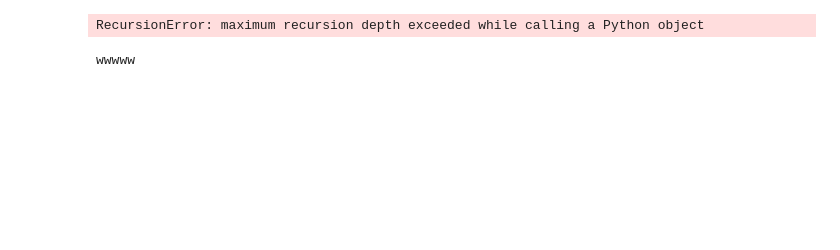
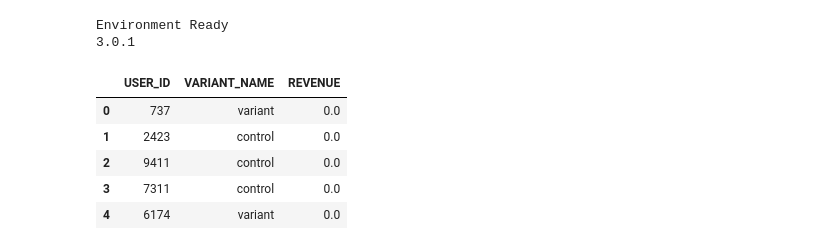
Before and after one commit to Rabkhan/AB-Testing, a Jupyter notebook: AB-Testing.ipynb, the cells around one changed output. Cells and saved outputs as stored; diff of their text form; code cells hidden in the pictures; blank space fills up the shorter version.

```diff
--- a/AB-Testing.ipynb
+++ b/AB-Testing.ipynb
@@ -7,9 +7,19 @@ import matplotlib.pyplot as plt
 import seaborn as sns
 
 print("Environment Ready")
+
+print(pd.__version__)
 # %% [output]
-RecursionError: maximum recursion depth exceeded while calling a Python object
+Environment Ready
+3.0.1
 # %%
-print ("wwwww")
+df = pd.read_csv("data/AB_Test.csv")
+
+df.head(5)
 # %% [output]
-wwwww
+|  | USER_ID | VARIANT_NAME | REVENUE |
+| 0 | 737 | variant | 0.0 |
+| 1 | 2423 | control | 0.0 |
+| 2 | 9411 | control | 0.0 |
+| 3 | 7311 | control | 0.0 |
+| 4 | 6174 | variant | 0.0 |
```
Also changed, not shown: parts of 25 cells of this notebook.
